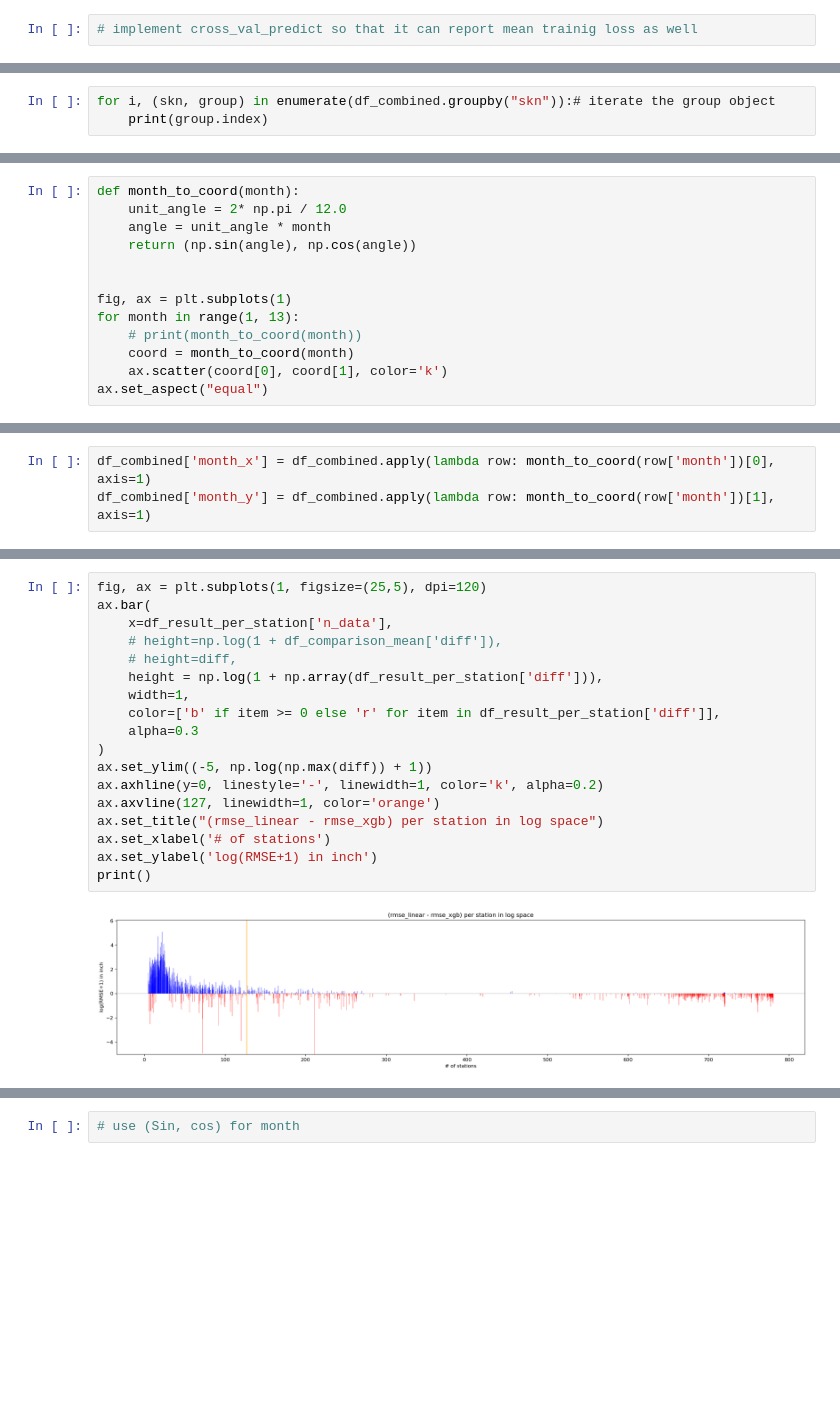
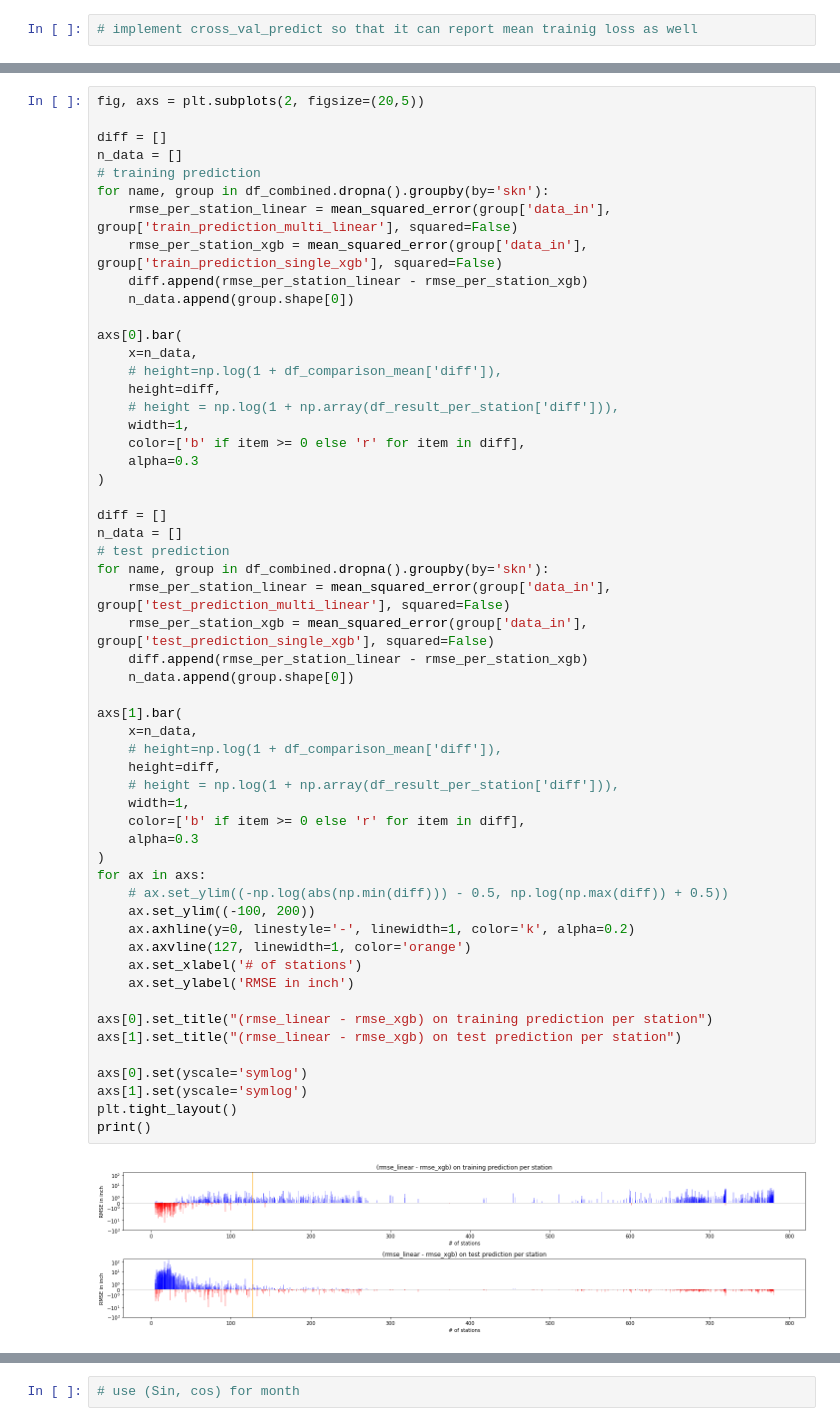
Before and after one commit to yusukemh/StatisticalDownscaling, a Jupyter notebook: codes/SiteSpecific.ipynb, the cells around one changed output, grey strips where cells are left out. Drawn from its saved outputs; the diff is of its cells as text; blank space fills up the shorter version.

```diff
--- a/codes/SiteSpecific.ipynb
+++ b/codes/SiteSpecific.ipynb
@@ -391,3 +346,0 @@ mean_squared_error(df_combined["data_in"], df_combined['test_prediction_single_x
-# %%
-for i, (skn, group) in enumerate(df_combined.groupby("skn")):# iterate the group object
-    print(group.index)
@@ -476,13 +346,0 @@ For this experiment, remove Seasonality and use month information, represented b
-# %%
-def month_to_coord(month):
-    unit_angle = 2* np.pi / 12.0
-    angle = unit_angle * month
-    return (np.sin(angle), np.cos(angle))
-
-
-fig, ax = plt.subplots(1)
-for month in range(1, 13):
-    # print(month_to_coord(month))
-    coord = month_to_coord(month)
-    ax.scatter(coord[0], coord[1], color='k')
-ax.set_aspect("equal")
@@ -491,3 +346,0 @@ ax.set_aspect("equal")
-# %%
-df_combined['month_x'] = df_combined.apply(lambda row: month_to_coord(row['month'])[0], axis=1)
-df_combined['month_y'] = df_combined.apply(lambda row: month_to_coord(row['month'])[1], axis=1)
@@ -678,20 +358,57 @@ print()
 # %%
-fig, ax = plt.subplots(1, figsize=(25,5), dpi=120)
-ax.bar(
-    x=df_result_per_station['n_data'],
+fig, axs = plt.subplots(2, figsize=(20,5))
+
+diff = []
+n_data = []
+# training prediction
+for name, group in df_combined.dropna().groupby(by='skn'):
+    rmse_per_station_linear = mean_squared_error(group['data_in'], group['train_prediction_multi_linear'], squared=False)
+    rmse_per_station_xgb = mean_squared_error(group['data_in'], group['train_prediction_single_xgb'], squared=False)
+    diff.append(rmse_per_station_linear - rmse_per_station_xgb)
+    n_data.append(group.shape[0])
+
+axs[0].bar(
+    x=n_data,
     # height=np.log(1 + df_comparison_mean['diff']),
-    # height=diff,
-    height = np.log(1 + np.array(df_result_per_station['diff'])),
+    height=diff,
+    # height = np.log(1 + np.array(df_result_per_station['diff'])),
     width=1,
-    color=['b' if item >= 0 else 'r' for item in df_result_per_station['diff']],
+    color=['b' if item >= 0 else 'r' for item in diff],
     alpha=0.3
 )
-ax.set_ylim((-5, np.log(np.max(diff)) + 1))
-ax.axhline(y=0, linestyle='-', linewidth=1, color='k', alpha=0.2)
-ax.axvline(127, linewidth=1, color='orange')
-ax.set_title("(rmse_linear - rmse_xgb) per station in log space")
-ax.set_xlabel('# of stations')
-ax.set_ylabel('log(RMSE+1) in inch')
+
+diff = []
+n_data = []
+# test prediction
+for name, group in df_combined.dropna().groupby(by='skn'):
+    rmse_per_station_linear = mean_squared_error(group['data_in'], group['test_prediction_multi_linear'], squared=False)
+    rmse_per_station_xgb = mean_squared_error(group['data_in'], group['test_prediction_single_xgb'], squared=False)
+    diff.append(rmse_per_station_linear - rmse_per_station_xgb)
+    n_data.append(group.shape[0])
+
+axs[1].bar(
+    x=n_data,
+    # height=np.log(1 + df_comparison_mean['diff']),
+    height=diff,
+    # height = np.log(1 + np.array(df_result_per_station['diff'])),
+    width=1,
+    color=['b' if item >= 0 else 'r' for item in diff],
+    alpha=0.3
+)
+for ax in axs:
+    # ax.set_ylim((-np.log(abs(np.min(diff))) - 0.5, np.log(np.max(diff)) + 0.5))
+    ax.set_ylim((-100, 200))
+    ax.axhline(y=0, linestyle='-', linewidth=1, color='k', alpha=0.2)
+    ax.axvline(127, linewidth=1, color='orange')
+    ax.set_xlabel('# of stations')
+    ax.set_ylabel('RMSE in inch')
+
+axs[0].set_title("(rmse_linear - rmse_xgb) on training prediction per station")
+axs[1].set_title("(rmse_linear - rmse_xgb) on test prediction per station")
+
+axs[0].set(yscale='symlog')
+axs[1].set(yscale='symlog')
+plt.tight_layout()
 print()
 # %% [output]
-[figure, old version]
+[figure, new version]
```
Also changed, not shown: parts of 51 cells of this notebook.
